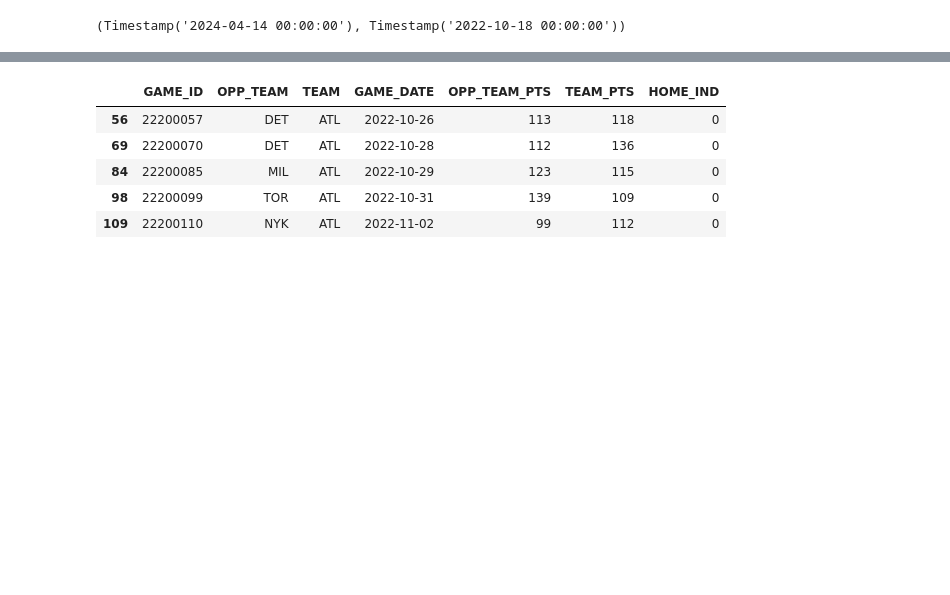
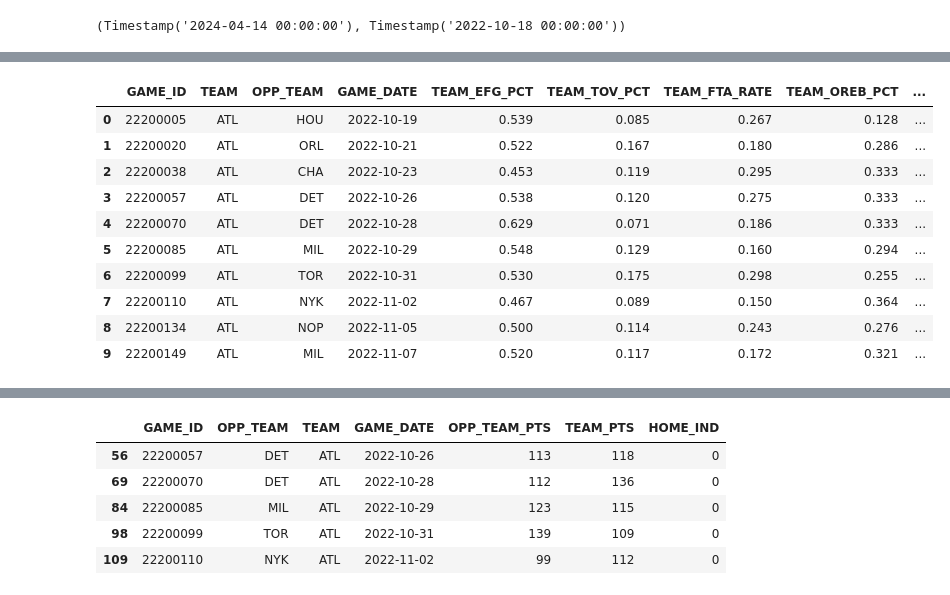
Before and after one commit to samluxenberg1/nba_hustle_sdg, a Jupyter notebook: notebooks/stage2_model.ipynb, the cells around one changed output, grey strips where cells are left out. Drawn from its saved outputs; the diff is of its cells as text; code cells hidden in the pictures; blank space fills up the shorter version.

```diff
--- a/notebooks/stage2_model.ipynb
+++ b/notebooks/stage2_model.ipynb
@@ -191,2 +199,4 @@ team_schedule.head(20)
 # %%
-team_schedule.tail(20)
+team_schedule['LAG1_EFFORT'] = team_schedule.groupby('TEAM')['TEAM_NET_COMPOSITE_EFFORT'].shift(1).reset_index(drop=True)
+team_schedule['MOV_AVG_EFFORT'] = team_schedule.groupby('TEAM')['TEAM_NET_COMPOSITE_EFFORT'].rolling(window=10, min_periods=1,closed='left').mean().reset_index(drop=True)
+team_schedule['EWM_AVG_EFFORT'] = team_schedule.groupby('TEAM')['TEAM_NET_COMPOSITE_EFFORT'].ewm(alpha=.9).mean().reset_index(drop=True)
@@ -210,0 +203,14 @@ team_schedule.tail(20)
+# %%
+team_schedule.head(10)
+# %% [output]
+|  | GAME_ID | TEAM | OPP_TEAM | GAME_DATE | TEAM_EFG_PCT | TEAM_TOV_PCT | TEAM_FTA_RATE | TEAM_OREB_PCT | ... |
+| 0 | 22200005 | ATL | HOU | 2022-10-19 | 0.539 | 0.085 | 0.267 | 0.128 | ... |
+| 1 | 22200020 | ATL | ORL | 2022-10-21 | 0.522 | 0.167 | 0.180 | 0.286 | ... |
+| 2 | 22200038 | ATL | CHA | 2022-10-23 | 0.453 | 0.119 | 0.295 | 0.333 | ... |
+| 3 | 22200057 | ATL | DET | 2022-10-26 | 0.538 | 0.120 | 0.275 | 0.333 | ... |
+| 4 | 22200070 | ATL | DET | 2022-10-28 | 0.629 | 0.071 | 0.186 | 0.333 | ... |
+| 5 | 22200085 | ATL | MIL | 2022-10-29 | 0.548 | 0.129 | 0.160 | 0.294 | ... |
+| 6 | 22200099 | ATL | TOR | 2022-10-31 | 0.530 | 0.175 | 0.298 | 0.255 | ... |
+| 7 | 22200110 | ATL | NYK | 2022-11-02 | 0.467 | 0.089 | 0.150 | 0.364 | ... |
+| 8 | 22200134 | ATL | NOP | 2022-11-05 | 0.500 | 0.114 | 0.243 | 0.276 | ... |
+| 9 | 22200149 | ATL | MIL | 2022-11-07 | 0.520 | 0.117 | 0.172 | 0.321 | ... |
```
Also changed, not shown: parts of 4 cells of this notebook, 2 other files.
